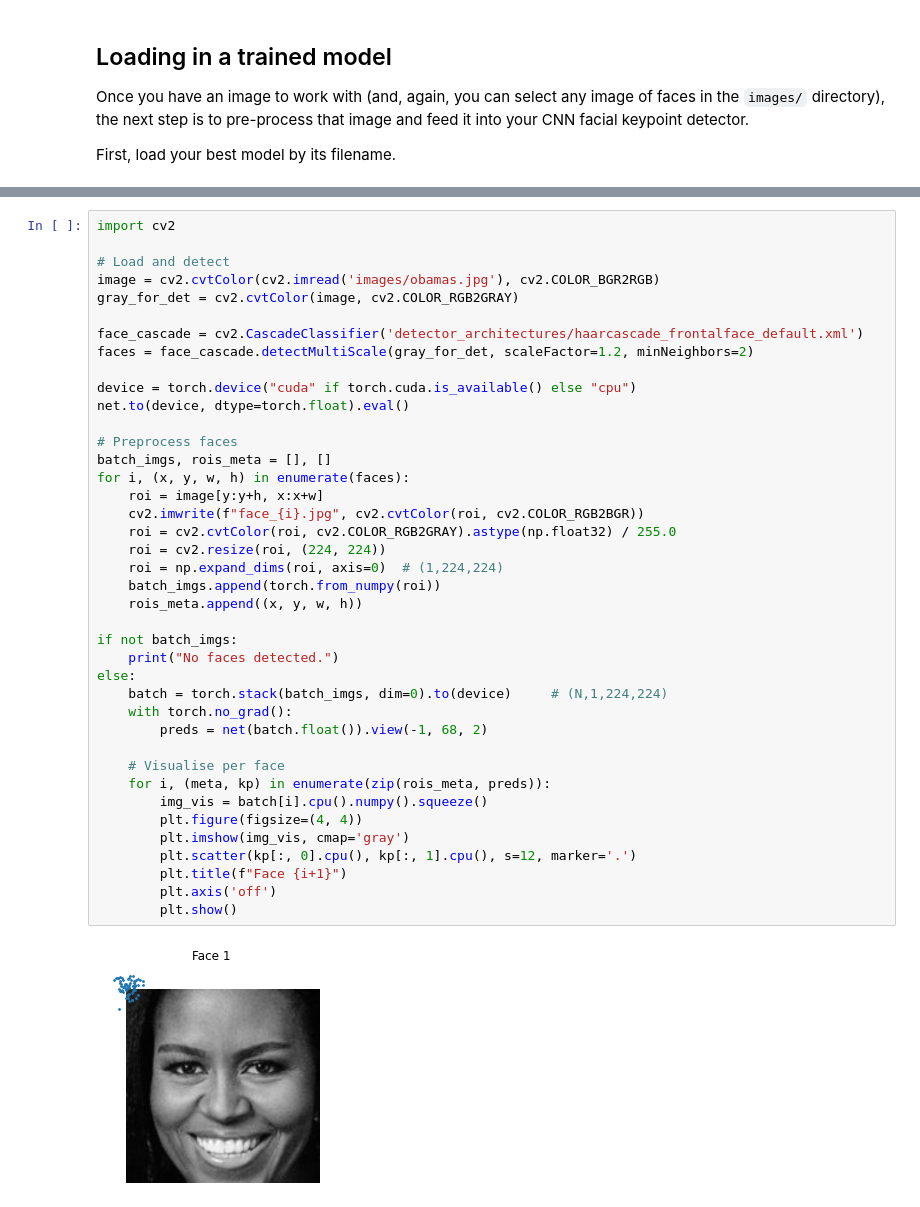
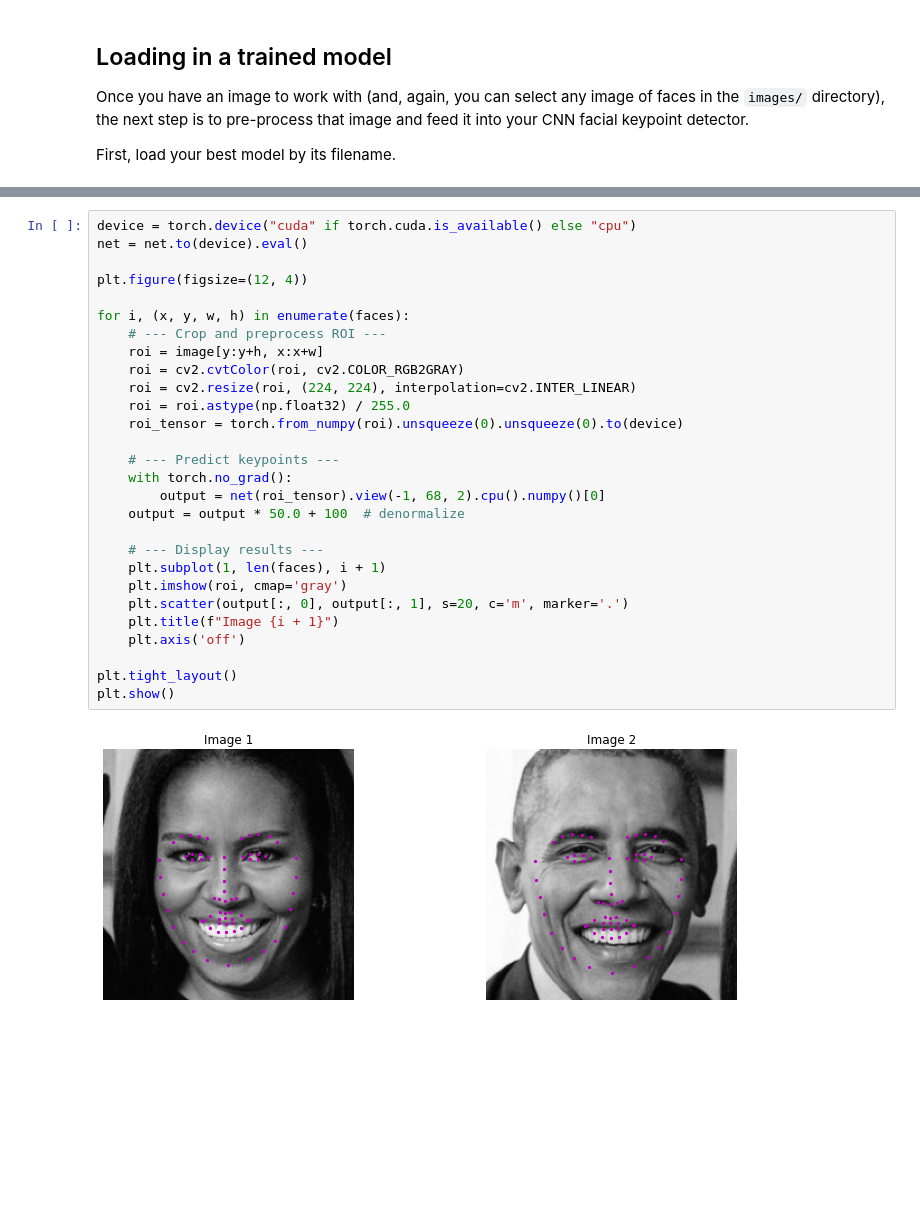
Before and after one commit to alexandrenpl/P1_Facial_Keypoints, a Jupyter notebook: 3. Facial Keypoint Detection, Complete Pipeline.ipynb, the cells around one changed output, grey strips where cells are left out. Cells and saved outputs as stored; diff of their text form; blank space fills up the shorter version.

```diff
--- a/3. Facial Keypoint Detection, Complete Pipeline.ipynb
+++ b/3. Facial Keypoint Detection, Complete Pipeline.ipynb
@@ -192,42 +110,30 @@ plt.show()
 # %%
-import cv2
+device = torch.device("cuda" if torch.cuda.is_available() else "cpu")
+net = net.to(device).eval()
 
-# Load and detect
-image = cv2.cvtColor(cv2.imread('images/obamas.jpg'), cv2.COLOR_BGR2RGB)
-gray_for_det = cv2.cvtColor(image, cv2.COLOR_RGB2GRAY)
+plt.figure(figsize=(12, 4))
 
-face_cascade = cv2.CascadeClassifier('detector_architectures/haarcascade_frontalface_default.xml')
-faces = face_cascade.detectMultiScale(gray_for_det, scaleFactor=1.2, minNeighbors=2)
+for i, (x, y, w, h) in enumerate(faces):
+    # --- Crop and preprocess ROI ---
+    roi = image[y:y+h, x:x+w]
+    roi = cv2.cvtColor(roi, cv2.COLOR_RGB2GRAY)
+    roi = cv2.resize(roi, (224, 224), interpolation=cv2.INTER_LINEAR)
+    roi = roi.astype(np.float32) / 255.0
+    roi_tensor = torch.from_numpy(roi).unsqueeze(0).unsqueeze(0).to(device)
 
-device = torch.device("cuda" if torch.cuda.is_available() else "cpu")
-net.to(device, dtype=torch.float).eval()
+    # --- Predict keypoints ---
+    with torch.no_grad():
+        output = net(roi_tensor).view(-1, 68, 2).cpu().numpy()[0]
+    output = output * 50.0 + 100  # denormalize
 
-# Preprocess faces
-batch_imgs, rois_meta = [], []
-for i, (x, y, w, h) in enumerate(faces):
-    roi = image[y:y+h, x:x+w]
-    cv2.imwrite(f"face_{i}.jpg", cv2.cvtColor(roi, cv2.COLOR_RGB2BGR))
-    roi = cv2.cvtColor(roi, cv2.COLOR_RGB2GRAY).astype(np.float32) / 255.0
-    roi = cv2.resize(roi, (224, 224))
-    roi = np.expand_dims(roi, axis=0)  # (1,224,224)
-    batch_imgs.append(torch.from_numpy(roi))
-    rois_meta.append((x, y, w, h))
+    # --- Display results ---
+    plt.subplot(1, len(faces), i + 1)
+    plt.imshow(roi, cmap='gray')
+    plt.scatter(output[:, 0], output[:, 1], s=20, c='m', marker='.')
+    plt.title(f"Image {i + 1}")
+    plt.axis('off')
 
-if not batch_imgs:
-    print("No faces detected.")
-else:
-    batch = torch.stack(batch_imgs, dim=0).to(device)     # (N,1,224,224)
-    with torch.no_grad():
-        preds = net(batch.float()).view(-1, 68, 2)
-
-    # Visualise per face
-    for i, (meta, kp) in enumerate(zip(rois_meta, preds)):
-        img_vis = batch[i].cpu().numpy().squeeze()
-        plt.figure(figsize=(4, 4))
-        plt.imshow(img_vis, cmap='gray')
-        plt.scatter(kp[:, 0].cpu(), kp[:, 1].cpu(), s=12, marker='.')
-        plt.title(f"Face {i+1}")
-        plt.axis('off')
-        plt.show()
+plt.tight_layout()
+plt.show()
 # %% [output]
-[figure, old version]
+[figure, new version]
```
Also changed, not shown: parts of 4 cells of this notebook, 7 other files.
